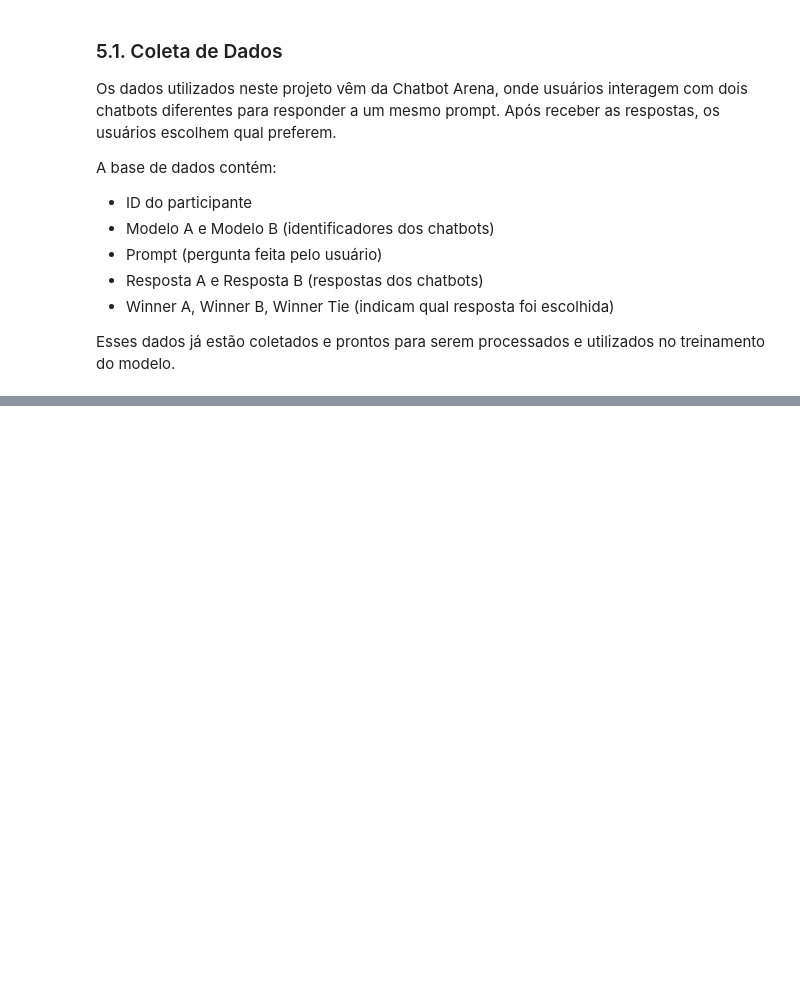
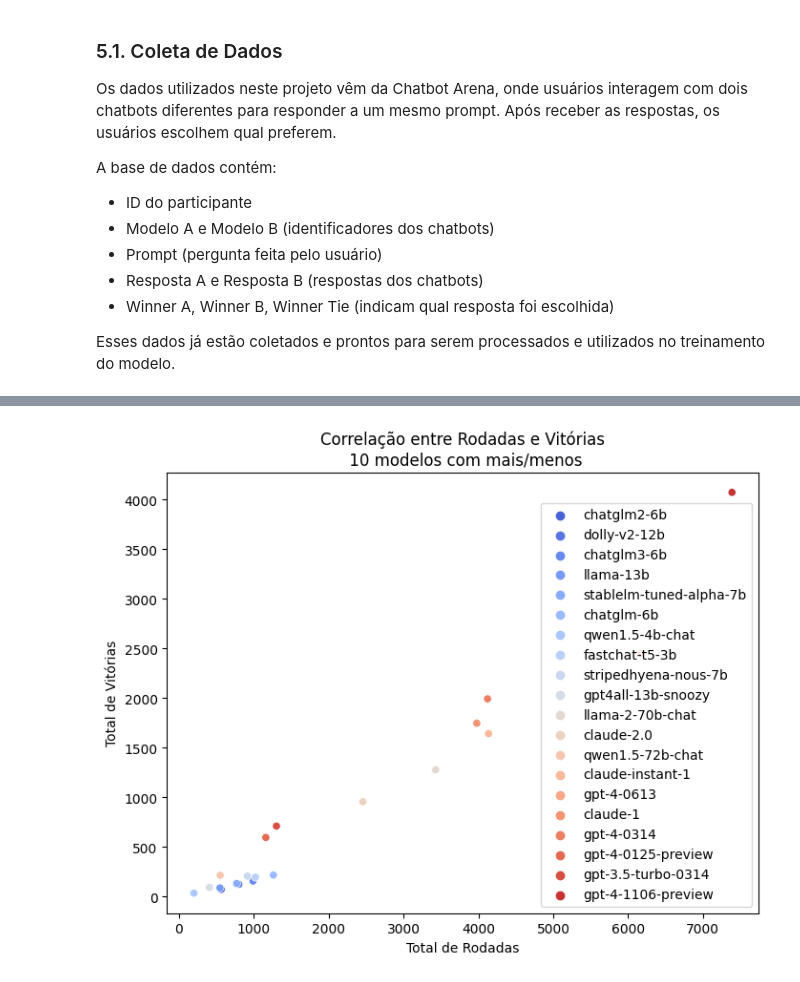
Before and after one commit to RhaianySouza/100dayscss.com, a Jupyter notebook: chatbot-arena-preference-prediction-llms.ipynb, the cells around one changed output, grey strips where cells are left out. Cells and saved outputs as stored; diff of their text form; code cells hidden in the pictures; blank space fills up the shorter version.

```diff
--- a/chatbot-arena-preference-prediction-llms.ipynb
+++ b/chatbot-arena-preference-prediction-llms.ipynb
@@ -169,0 +205,12 @@ from torchvision.transforms import ToTensor
+# %%
+plt.figure(figsize=(8,6))
+sns.scatterplot(x = cBot['round'],
+                y = cBot['winner'],
+                hue = cBot.index,
+                palette="coolwarm")
+plt.xlabel("Total de Rodadas")
+plt.ylabel("Total de Vitórias")
+plt.title("Correlação entre Rodadas e Vitórias\n 10 modelos com mais/menos")
+plt.show()
+# %% [output]
+[figure, added]
```
Also changed, not shown: parts of 20 cells of this notebook.
